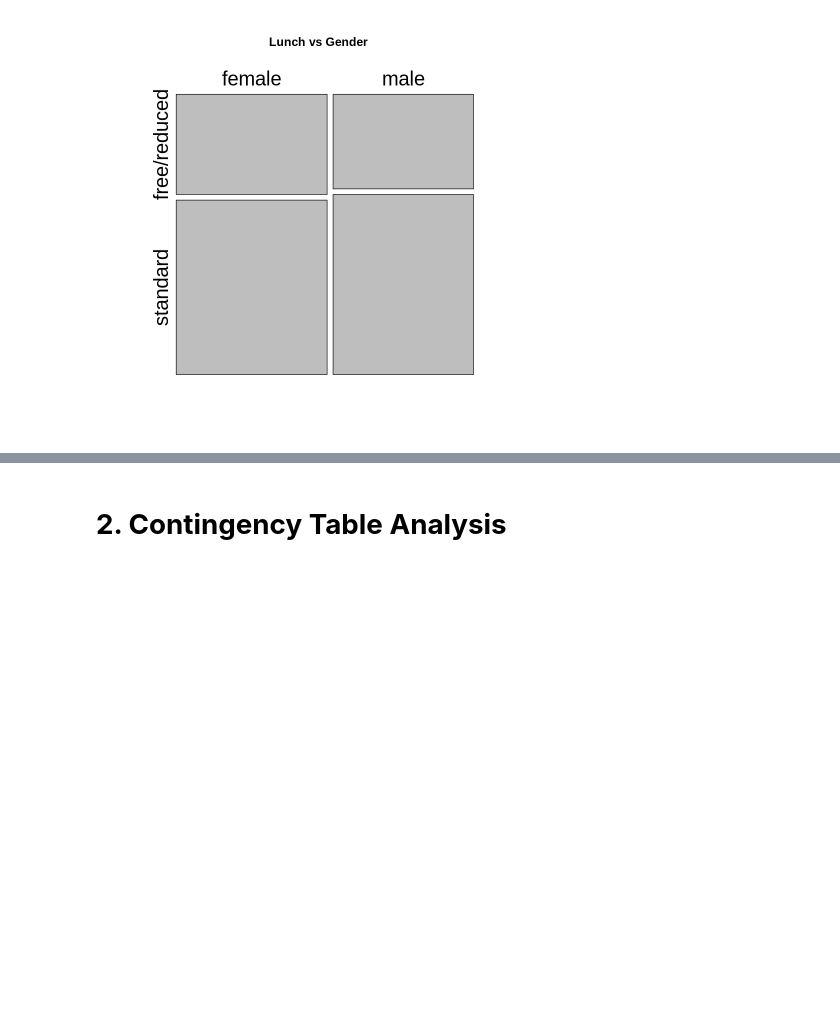
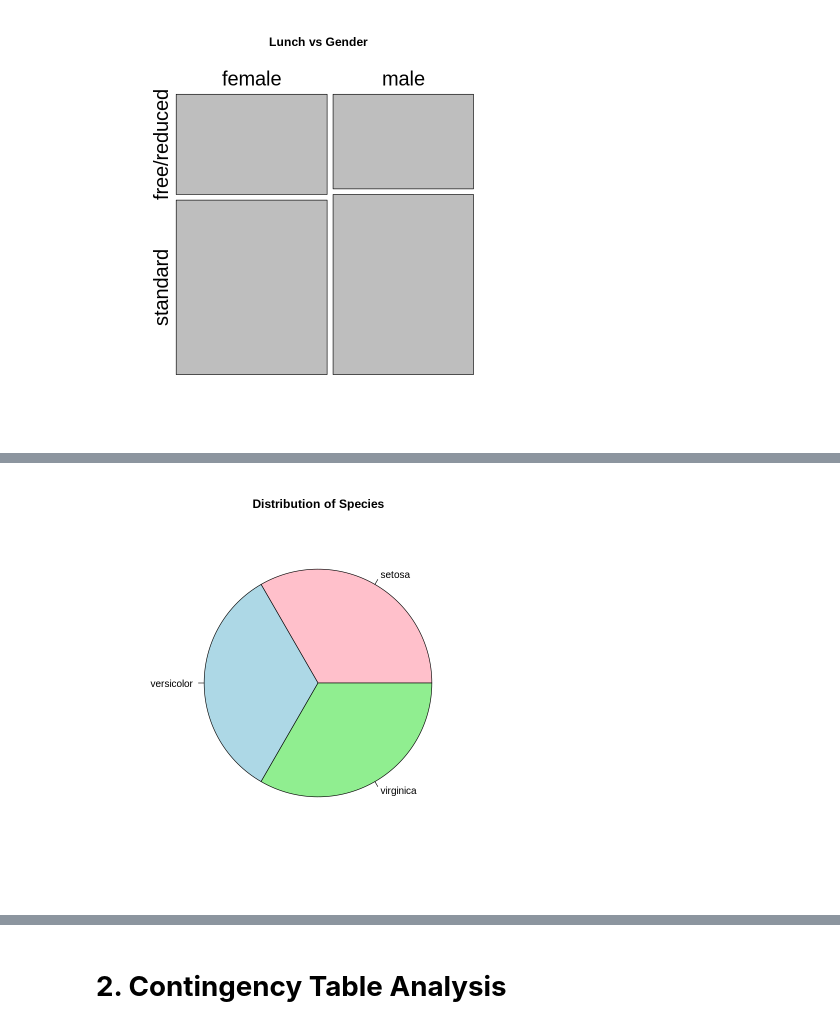
Before and after one commit to luuloi/AppliedBioinformatics2023, a Jupyter notebook: Lecture3/03_Statistics.ipynb, the cells around one changed output, grey strips where cells are left out. Cells and saved outputs as stored; diff of their text form; code cells hidden in the pictures; blank space fills up the shorter version.

```diff
--- a/Lecture3/03_Statistics.ipynb
+++ b/Lecture3/03_Statistics.ipynb
@@ -134,0 +149,4 @@ mosaicplot(table(data$gender, data$lunch), cex = 2, main="Lunch vs Gender")
+# %%
+pie(table(iris$Species), main="Distribution of Species", col=c("pink","lightblue","lightgreen"))
+# %% [output]
+[figure, added]
```
Also changed, not shown: parts of 10 cells of this notebook.
